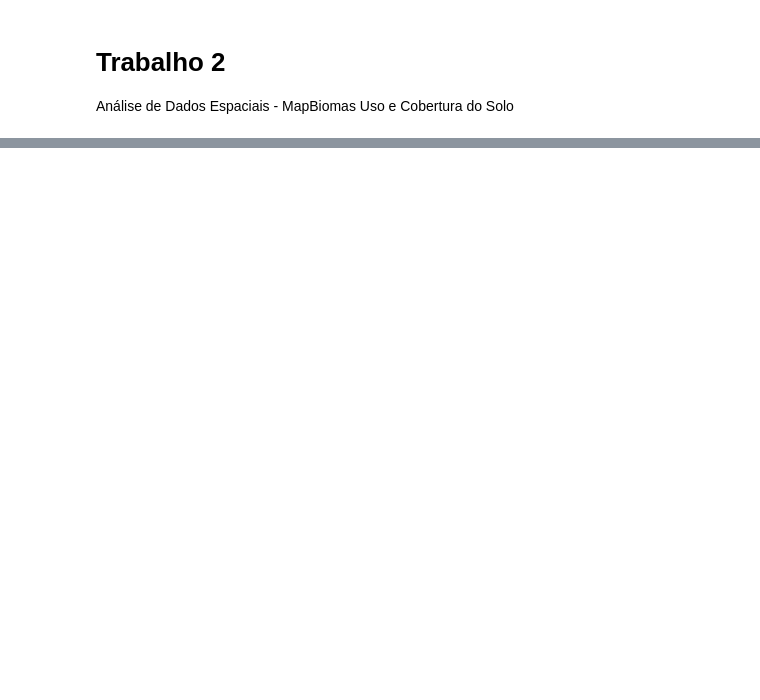
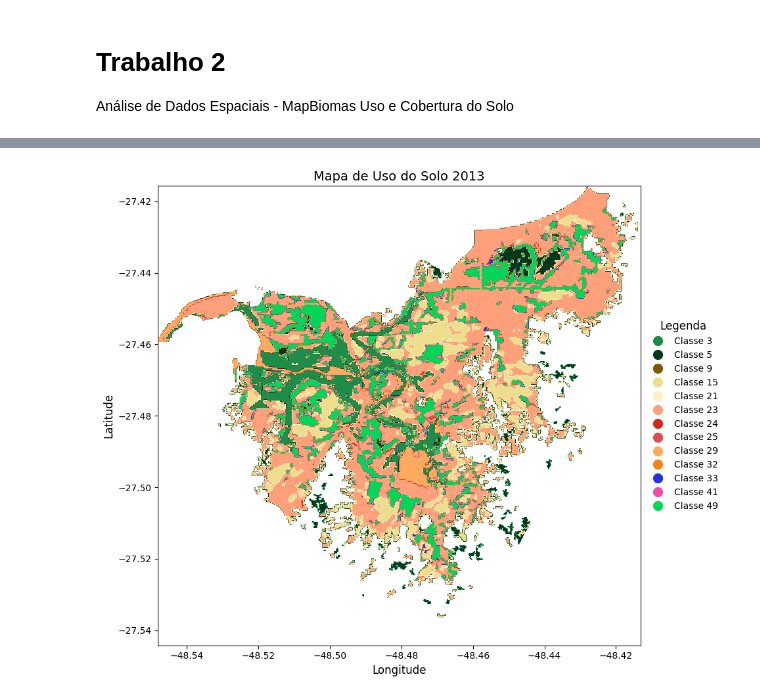
Before and after one commit to daphnecalazans/ENS410064-, a Jupyter notebook: 2024/notebook/Trabalho2.ipynb, the cells around one changed output, grey strips where cells are left out. Saved outputs shown, nothing was run; the diff lists cells and outputs as text; code cells hidden in the pictures; blank space fills up the shorter version.

```diff
--- a/2024/notebook/Trabalho2.ipynb
+++ b/2024/notebook/Trabalho2.ipynb
@@ -24,0 +64,5 @@ C:\Users\DaphneCalazans\OneDrive - altageotecnia.com\Área de Trabalho\Daphne\Pe
+# %%
+# Salvar o raster recortado
+rasterclip = r'../dados_solo/recortado_brasil_coverage_'+ano+'.tif'
+with rasterio.open(rasterclip, "w", **out_meta) as dest:
+    dest.write(out_image)
@@ -24,0 +116,8 @@ C:\Users\DaphneCalazans\OneDrive - altageotecnia.com\Área de Trabalho\Daphne\Pe
+# %%
+# Associar os valores únicos às descrições no dicionário
+associated_values = {value: class_dict.get(value, "Sem descrição") for value in unique_values}
+
+# Exibir o resultado
+print("Associações:")
+for value, description in associated_values.items():
+    print(f"{value}: {description}")
@@ -24,0 +139,7 @@ C:\Users\DaphneCalazans\OneDrive - altageotecnia.com\Área de Trabalho\Daphne\Pe
+# %%
+#Definindo cores
+# Carregar o CSV
+color_mapping = pd.read_csv(csv_path, sep=';')
+# Garantir que as cores estão no formato correto
+color_mapping['Color'] = color_mapping['Color'].apply(lambda x: x.strip())  # Remover espaços em branco
+color_mapping
@@ -24,0 +164,59 @@ C:\Users\DaphneCalazans\OneDrive - altageotecnia.com\Área de Trabalho\Daphne\Pe
+# %%
+#Abrindo e plotando raster recortado para a área de interesse
+dataset=rasterio.open(rasterclip)
+
+# Obter os valores únicos do raster
+unique_values = np.unique(raster_data)
+
+# Criar um dicionário de cores para os valores únicos
+color_dict = dict(zip(color_mapping['Class_ID'], color_mapping['Color']))
+
+# Criar uma lista de cores, definindo 'white' para valores sem correspondência
+colors = [color_dict.get(value, 'white') for value in unique_values]
+cmap = ListedColormap(colors)
+
+# Obter a transformação espacial para o raster
+transform = dataset.transform
+# Obter os limites do raster (coordenadas em sistema de referência espacial)
+x_min, y_max = transform * (0, 0)  # Coordenada do canto superior esquerdo
+x_max, y_min = transform * (dataset.width, dataset.height)  # Coordenada do canto inferior direito
+
+# Criar o gráfico
+fig, ax = plt.subplots(figsize=(10, 8))
+
+# Plotar a imagem com a transformação
+img = ax.imshow(raster_data, cmap=cmap, extent=(x_min, x_max, y_min, y_max))
+
+# Adicionar título e rótulos dos eixos
+ax.set_title('Mapa de Uso do Solo '+ano, fontsize=14)
+ax.set_xlabel("Longitude", fontsize=12)
+ax.set_ylabel("Latitude", fontsize=12)
+
+# Criar handles para a legenda
+handles = [
+    plt.Line2D([0], [0], marker='o', color=color_dict[value], markersize=10, linestyle='', label=f"Classe {value}")
+    for value in unique_values if value in color_dict
+]
+
+# Adicionar a legenda fora da imagem
+ax.legend(
+    handles=handles,
+    title="Legenda",
+    loc='center left',  # Posição base da legenda
+    bbox_to_anchor=(1, 0.5),  # Fora da imagem, à direita
+    fontsize=10,
+    title_fontsize=12,
+    frameon=False  # Sem moldura na legenda
+)
+
+# Ajustar layout para evitar sobreposição
+plt.tight_layout()
+
+# Salvar o gráfico como um arquivo JPEG
+output_file = r'../dados_solo/mapa_uso_solo_'+ano+'.jpg'
+plt.savefig(output_file, format='jpeg', dpi=300)
+
+# Mostrar o gráfico
+plt.show()
+# %% [output]
+[figure, added]
```
Also changed, not shown: parts of 13 cells of this notebook, 2 other files.
